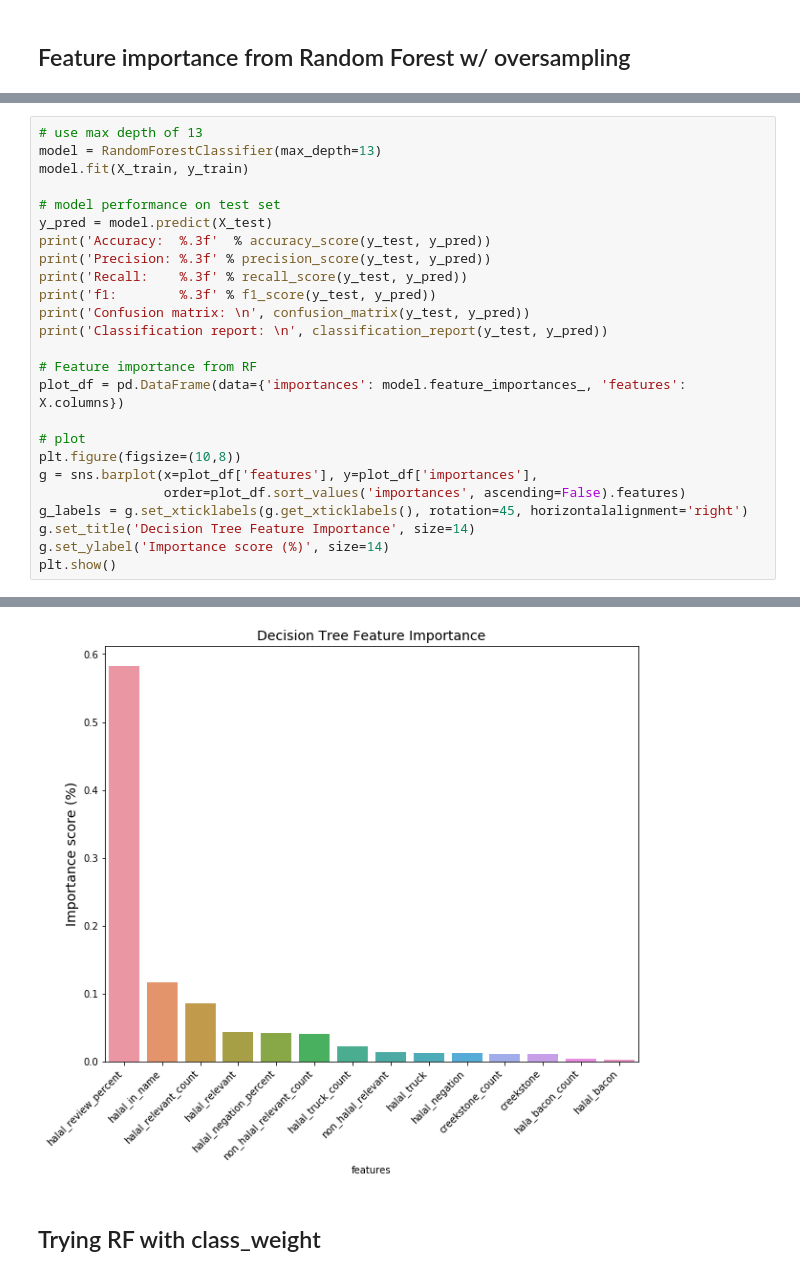
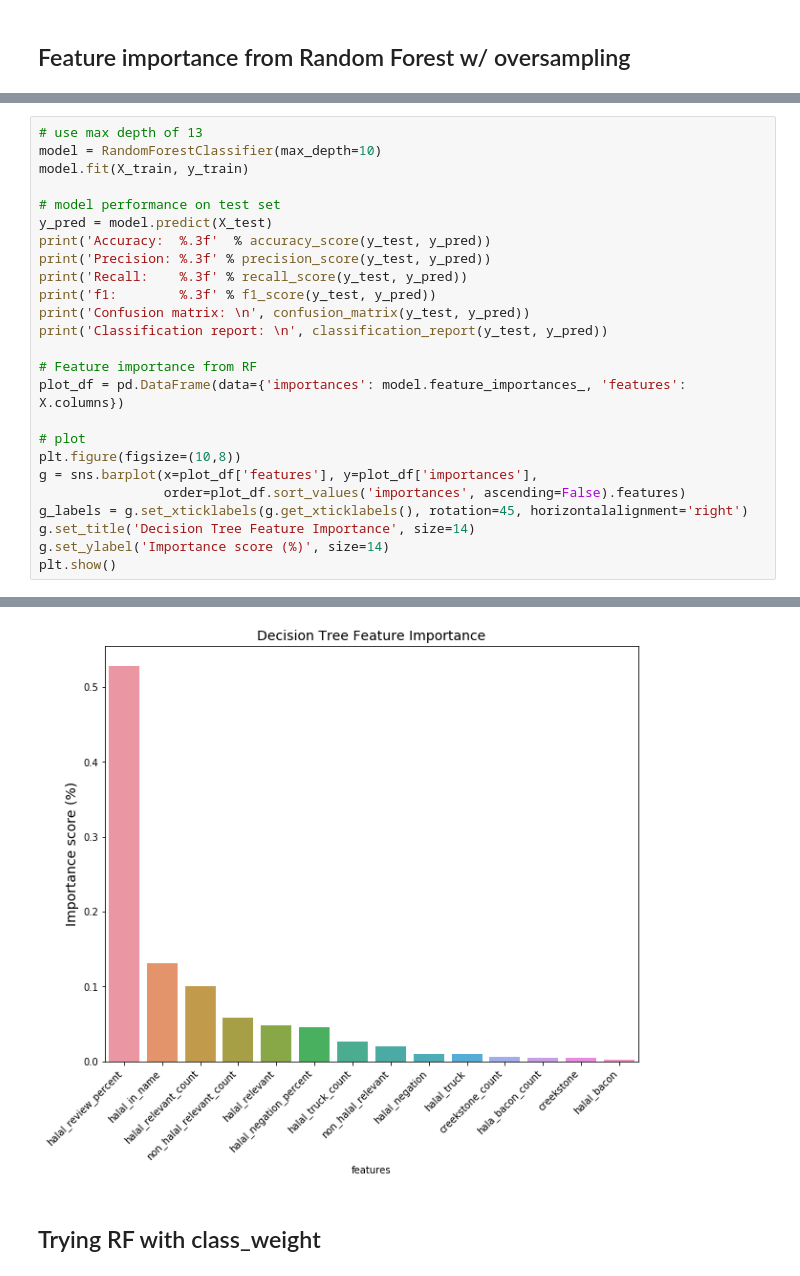
Before and after one commit to WAzaizeh/Halal_o_Meter, a Jupyter notebook: src/models/baseline/baseline_v3.ipynb, the cells around one changed output, grey strips where cells are left out. Saved outputs shown, nothing was run; the diff lists cells and outputs as text.

```diff
--- a/src/models/baseline/baseline_v3.ipynb
+++ b/src/models/baseline/baseline_v3.ipynb
@@ -223,6 +226,6 @@ plt.show()
 # %%
 # use max depth of 13
-model = RandomForestClassifier(max_depth=13)
+model = RandomForestClassifier(max_depth=10)
 model.fit(X_train, y_train)
 
 # model performance on test set
@@ -265,4 +268,4 @@ weighted avg       0.73      0.73      0.73       168
-[figure, old version]
+[figure, new version]
 # %% [markdown]
 ## Trying RF with class_weight
 # %%
```
Also changed, not shown: parts of 8 cells of this notebook, 4 other files.
